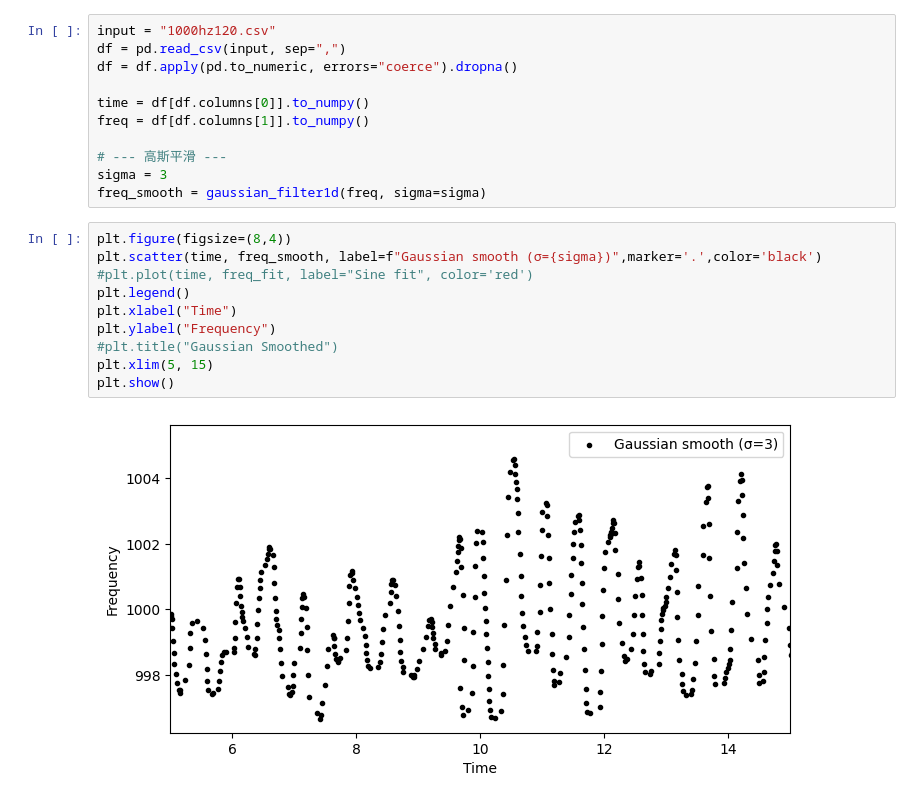
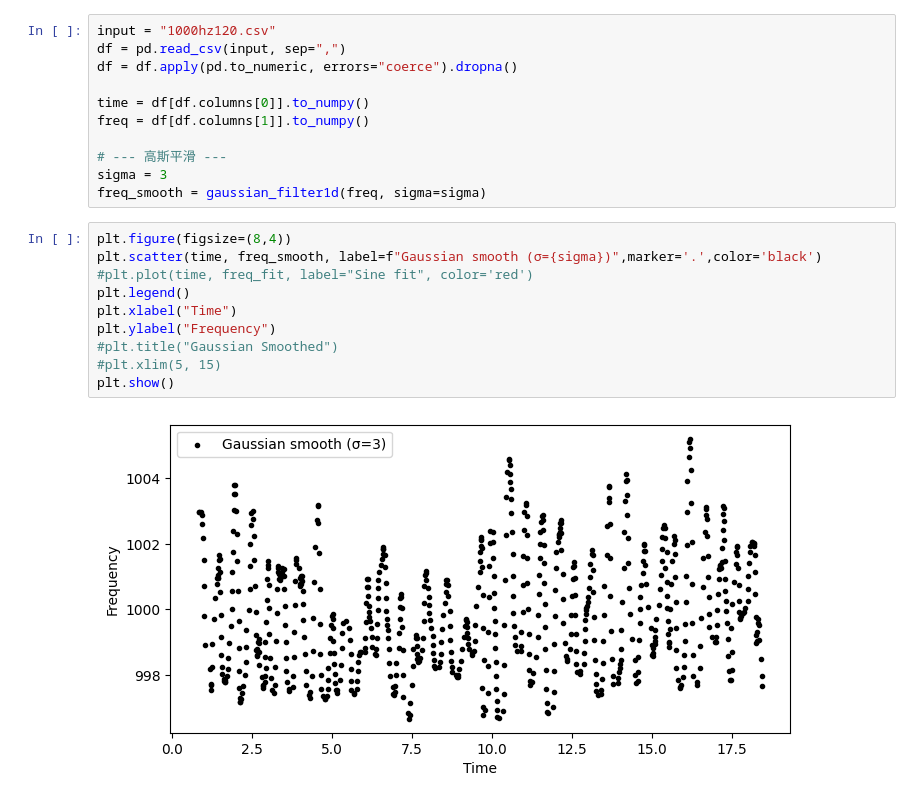
Before and after one commit to 000RF/exp.phy-3-, a Jupyter notebook: 1114/1000hz120.ipynb, the cells around one changed output. Saved outputs shown, nothing was run; the diff lists cells and outputs as text.

```diff
--- a/1114/1000hz120.ipynb
+++ b/1114/1000hz120.ipynb
@@ -19,15 +19,15 @@ freq_smooth = gaussian_filter1d(freq, sigma=sigma)
 # %%
 plt.figure(figsize=(8,4))
 plt.scatter(time, freq_smooth, label=f"Gaussian smooth (σ={sigma})",marker='.',color='black')
 #plt.plot(time, freq_fit, label="Sine fit", color='red')
 plt.legend()
 plt.xlabel("Time")
 plt.ylabel("Frequency")
 #plt.title("Gaussian Smoothed")
-plt.xlim(5, 15)
+#plt.xlim(5, 15)
 plt.show()
 # %% [output]
-[figure, old version]
+[figure, new version]
 # %%
 plt.figure(figsize=(8,4))
 plt.scatter(time, freq, label=f"Gaussian smooth (σ={sigma})",marker='.',color='black')
```
Also changed, not shown: parts of 1 cell of this notebook, 7 other files.
